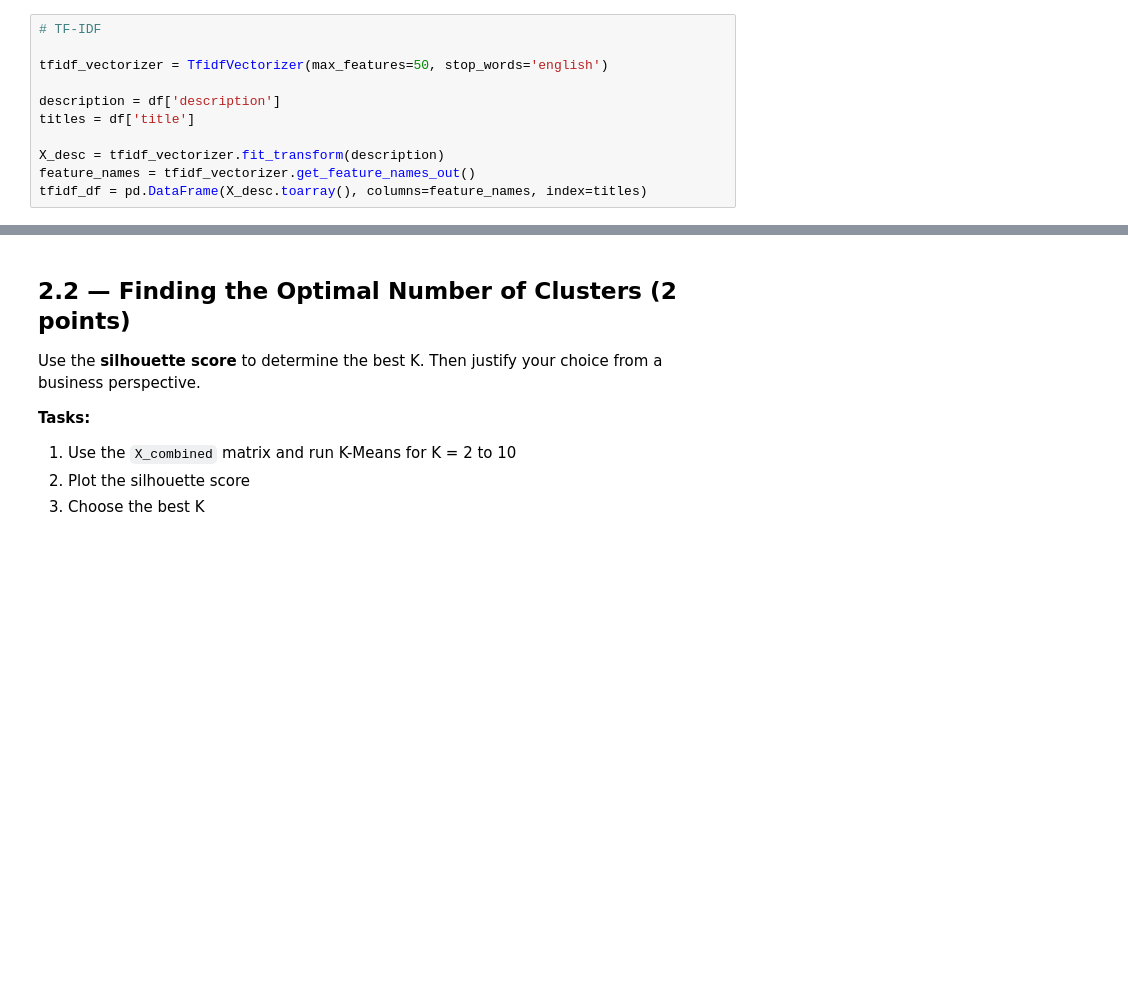
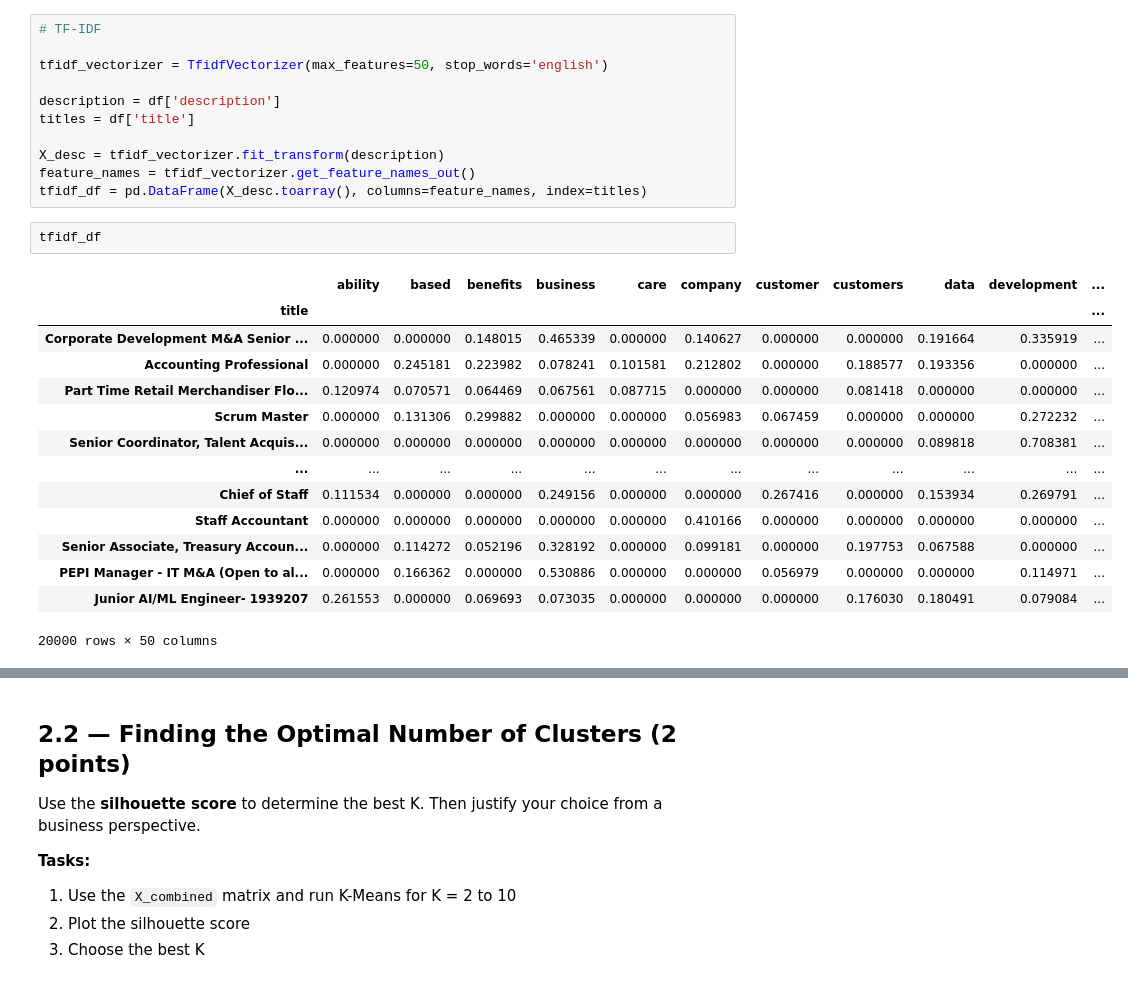
Before and after one commit to lucasmazagao/STATS502-PROJECT, a Jupyter notebook: group10_project.ipynb, the cells around one changed output, grey strips where cells are left out. Saved outputs shown, nothing was run; the diff lists cells and outputs as text; blank space fills up the shorter version.

```diff
--- a/group10_project.ipynb
+++ b/group10_project.ipynb
@@ -934,3 +934,20 @@ titles = df['title']
 X_desc = tfidf_vectorizer.fit_transform(description)
 feature_names = tfidf_vectorizer.get_feature_names_out()
 tfidf_df = pd.DataFrame(X_desc.toarray(), columns=feature_names, index=titles)
+# %%
+tfidf_df
+# %% [output]
+|  | ability | based | benefits | business | care | company | customer | customers | data | development | ... |
+| title |  |  |  |  |  |  |  |  |  |  | ... |
+| Corporate Development M&A Senior ... | 0.000000 | 0.000000 | 0.148015 | 0.465339 | 0.000000 | 0.140627 | 0.000000 | 0.000000 | 0.191664 | 0.335919 | ... |
+| Accounting Professional | 0.000000 | 0.245181 | 0.223982 | 0.078241 | 0.101581 | 0.212802 | 0.000000 | 0.188577 | 0.193356 | 0.000000 | ... |
+| Part Time Retail Merchandiser Flo... | 0.120974 | 0.070571 | 0.064469 | 0.067561 | 0.087715 | 0.000000 | 0.000000 | 0.081418 | 0.000000 | 0.000000 | ... |
+| Scrum Master | 0.000000 | 0.131306 | 0.299882 | 0.000000 | 0.000000 | 0.056983 | 0.067459 | 0.000000 | 0.000000 | 0.272232 | ... |
+| Senior Coordinator, Talent Acquis... | 0.000000 | 0.000000 | 0.000000 | 0.000000 | 0.000000 | 0.000000 | 0.000000 | 0.000000 | 0.089818 | 0.708381 | ... |
+| ... | ... | ... | ... | ... | ... | ... | ... | ... | ... | ... | ... |
+| Chief of Staff | 0.111534 | 0.000000 | 0.000000 | 0.249156 | 0.000000 | 0.000000 | 0.267416 | 0.000000 | 0.153934 | 0.269791 | ... |
+| Staff Accountant | 0.000000 | 0.000000 | 0.000000 | 0.000000 | 0.000000 | 0.410166 | 0.000000 | 0.000000 | 0.000000 | 0.000000 | ... |
+| Senior Associate, Treasury Accoun... | 0.000000 | 0.114272 | 0.052196 | 0.328192 | 0.000000 | 0.099181 | 0.000000 | 0.197753 | 0.067588 | 0.000000 | ... |
+| PEPI Manager - IT M&A (Open to al... | 0.000000 | 0.166362 | 0.000000 | 0.530886 | 0.000000 | 0.000000 | 0.056979 | 0.000000 | 0.000000 | 0.114971 | ... |
+| Junior AI/ML Engineer- 1939207 | 0.261553 | 0.000000 | 0.069693 | 0.073035 | 0.000000 | 0.000000 | 0.000000 | 0.176030 | 0.180491 | 0.079084 | ... |
+20000 rows × 50 columns
```
Also changed, not shown: parts of 11 cells of this notebook.
